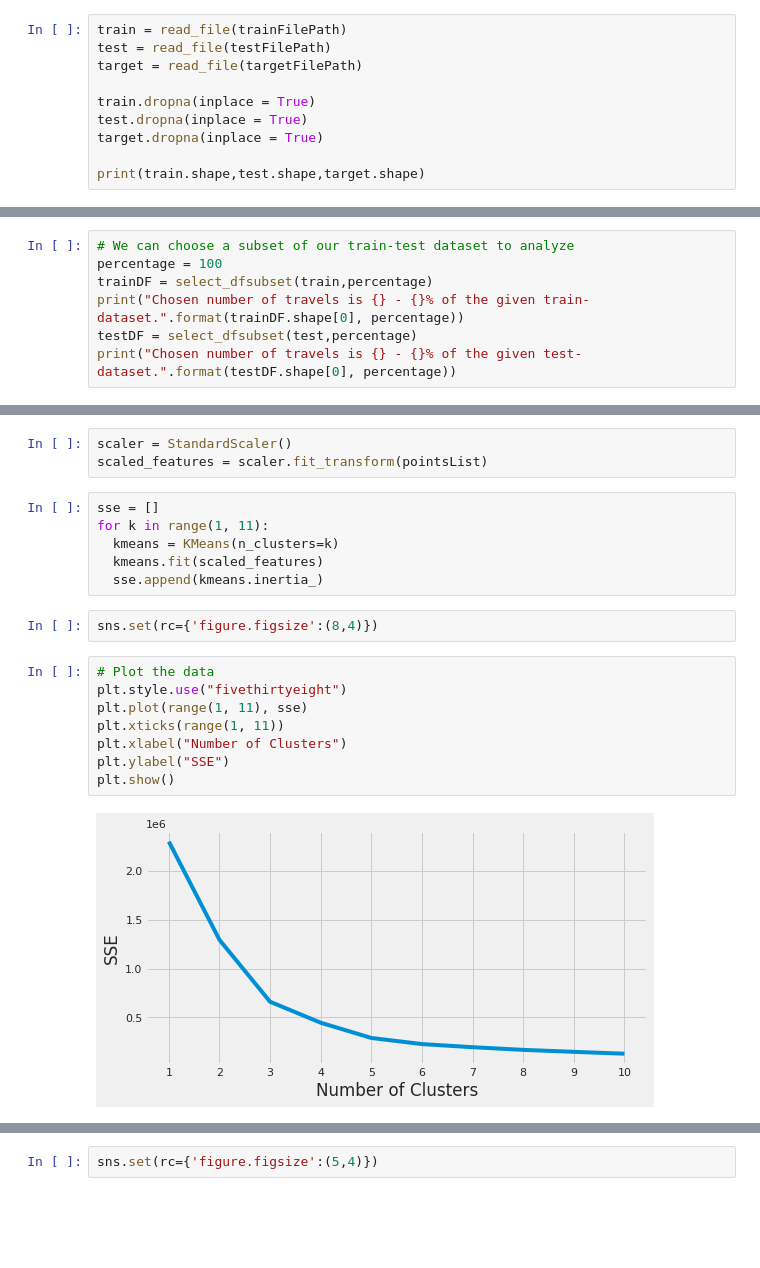
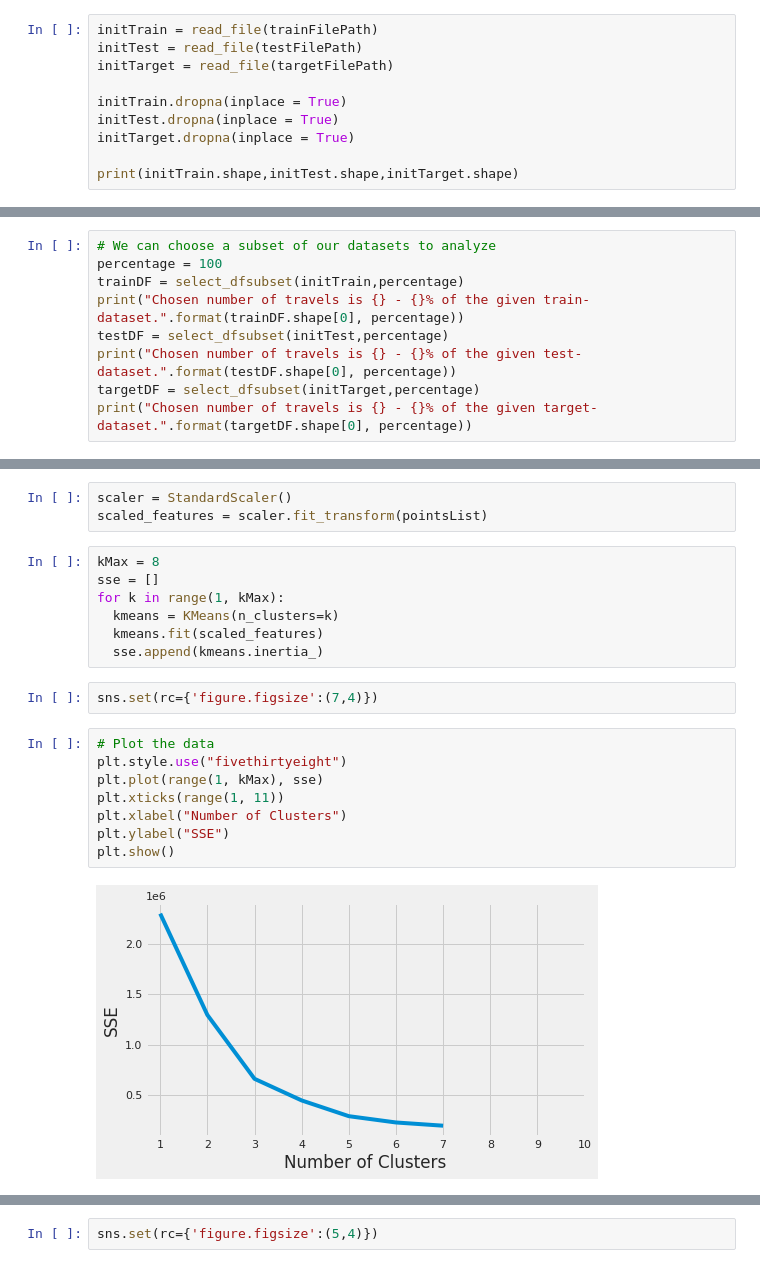
Before and after one commit to EliasEconomou/DataMining2-Travel-Time-Prediction, a Jupyter notebook: DataMining2_Travel_Time_Prediction.ipynb, the cells around one changed output, grey strips where cells are left out. Drawn from its saved outputs; the diff is of its cells as text; blank space fills up the shorter version.

```diff
--- a/DataMining2_Travel_Time_Prediction.ipynb
+++ b/DataMining2_Travel_Time_Prediction.ipynb
@@ -32,15 +35,15 @@ trainFilePath = "./drive/MyDrive/ColabNotebooks/travel_time_data/train.csv"
 testFilePath = "./drive/MyDrive/ColabNotebooks/travel_time_data/test.csv"
 targetFilePath = "./drive/MyDrive/ColabNotebooks/travel_time_data/target.csv"
 # %%
-train = read_file(trainFilePath)
-test = read_file(testFilePath)
-target = read_file(targetFilePath)
+initTrain = read_file(trainFilePath)
+initTest = read_file(testFilePath)
+initTarget = read_file(targetFilePath)
 
-train.dropna(inplace = True)
-test.dropna(inplace = True)
-target.dropna(inplace = True)
+initTrain.dropna(inplace = True)
+initTest.dropna(inplace = True)
+initTarget.dropna(inplace = True)
 
-print(train.shape,test.shape,target.shape)
+print(initTrain.shape,initTest.shape,initTarget.shape)
 # %% [output]
 (1166915, 11) (291729, 9) (291729, 2)
 # %%
@@ -55,12 +58,14 @@ def select_dfsubset(initDF, percentage):
 
 > Here we start by cleaning the dataset from any outliers. Then we analyze it to extract some useful info regarding travels in NY. We explore busiest days, hours, how travel time gets affected by different vendors or the number of passenger, how different time of day may impact drivers' speed and many more.
 # %%
-# We can choose a subset of our train-test dataset to analyze
+# We can choose a subset of our datasets to analyze
 percentage = 100
-trainDF = select_dfsubset(train,percentage)
+trainDF = select_dfsubset(initTrain,percentage)
 print("Chosen number of travels is {} - {}% of the given train-dataset.".format(trainDF.shape[0], percentage))
-testDF = select_dfsubset(test,percentage)
+testDF = select_dfsubset(initTest,percentage)
 print("Chosen number of travels is {} - {}% of the given test-dataset.".format(testDF.shape[0], percentage))
+targetDF = select_dfsubset(initTarget,percentage)
+print("Chosen number of travels is {} - {}% of the given target-dataset.".format(targetDF.shape[0], percentage))
 # %% [output]
 Chosen number of travels is 1166915 - 100% of the given train-dataset.
 Chosen number of travels is 291729 - 100% of the given test-dataset.
@@ -731,22 +737,23 @@ pointsList = list(zip(trainDF.pickup_longitude, trainDF.pickup_latitude))
 scaler = StandardScaler()
 scaled_features = scaler.fit_transform(pointsList)
 # %%
+kMax = 8
 sse = []
-for k in range(1, 11):
+for k in range(1, kMax):
   kmeans = KMeans(n_clusters=k)
   kmeans.fit(scaled_features)
   sse.append(kmeans.inertia_)
 # %%
-sns.set(rc={'figure.figsize':(8,4)})
+sns.set(rc={'figure.figsize':(7,4)})
 # %%
 # Plot the data
 plt.style.use("fivethirtyeight")
-plt.plot(range(1, 11), sse)
+plt.plot(range(1, kMax), sse)
 plt.xticks(range(1, 11))
 plt.xlabel("Number of Clusters")
 plt.ylabel("SSE")
 plt.show()
 # %% [output]
-[figure, old version]
+[figure, new version]
 # %%
 k = 3
```
Also changed, not shown: parts of 37 cells of this notebook.
